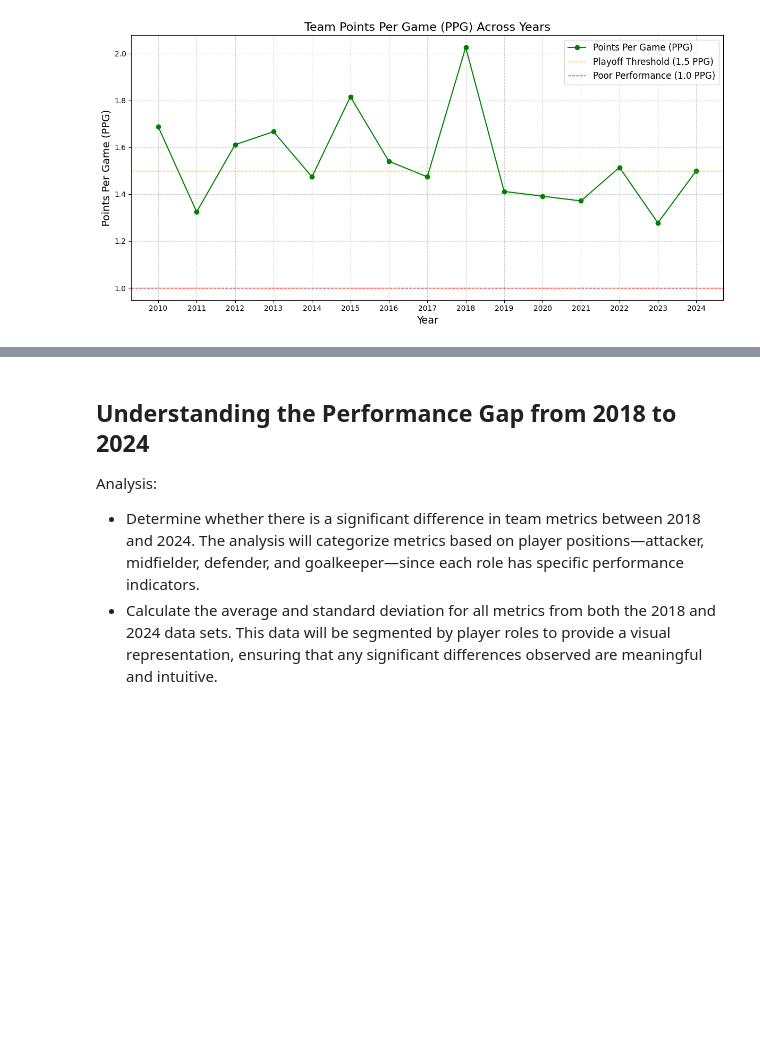
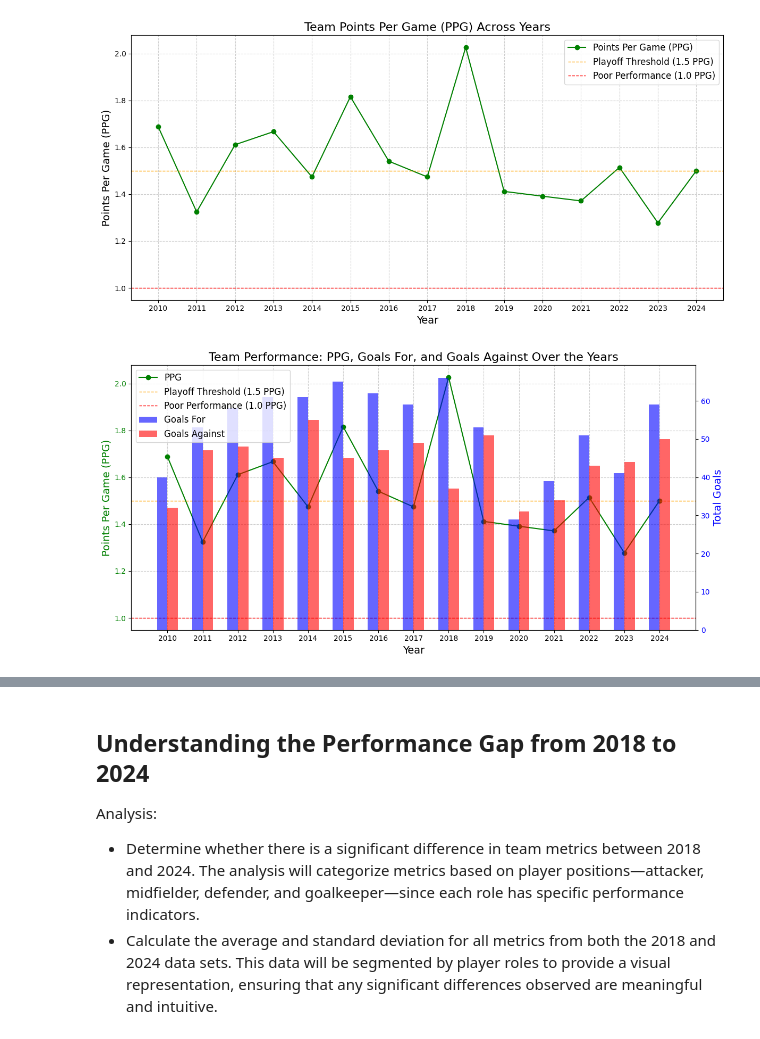
Before and after one commit to LouMeziere/Match-Performance-Analysis, a Jupyter notebook: analysis_roles.ipynb, the cells around one changed output, grey strips where cells are left out. Drawn from its saved outputs; the diff is of its cells as text; code cells hidden in the pictures; blank space fills up the shorter version.

```diff
--- a/analysis_roles.ipynb
+++ b/analysis_roles.ipynb
@@ -95,3 +95,77 @@ plt.tight_layout()
 plt.show()
 # %% [output]
 [figure]
+# %%
+import pandas as pd
+import matplotlib.pyplot as plt
+
+# Dictionary to store performance metrics
+ppg_data = {}
+goals_for_data = {}
+goals_against_data = {}
+
+# Iterate over the years to calculate PPG, GF, and GA
+for year in range(2010, 2025):
+    sheet_name = f"score_{year}"  # Sheet name with year appended
+
+    if sheet_name in all_data:  # Ensure the sheet exists
+        df = all_data[sheet_name]
+
+        if "Result" in df.columns:
+            df.columns = df.columns.str.strip()  # Remove leading/trailing spaces
+            ppg_calculation(ppg_data, df, year)  # Calculate PPG
+
+        # Check if GF and GA exist
+        if "GF" in df.columns and "GA" in df.columns:
+            df["GF"] = pd.to_numeric(df["GF"], errors="coerce")  # Convert to numeric
+            df["GA"] = pd.to_numeric(df["GA"], errors="coerce")
+            goals_for_data[year] = df["GF"].sum()  # Total GF per year
+            goals_against_data[year] = df["GA"].sum()  # Total GA per year
+        else:
+            goals_for_data[year] = None
+            goals_against_data[year] = None
+
+# Convert to DataFrame for plotting
+df_plot = pd.DataFrame({
+    "Year": list(ppg_data.keys()),
+    "PPG": list(ppg_data.values()),
+    "Goals For": list(goals_for_data.values()),
+    "Goals Against": list(goals_against_data.values()),
+})
+
+# Create figure and axis
+fig, ax1 = plt.subplots(figsize=(12, 6))
+
+# Plot PPG as a line graph
+ax1.plot(df_plot["Year"], df_plot["PPG"], marker='o', linestyle='-', color='green', label="PPG")
+ax1.axhline(1.5, color='orange', linestyle='--', linewidth=1, label="Playoff Threshold (1.5 PPG)")
+ax1.axhline(1.0, color='red', linestyle='--', linewidth=1, label="Poor Performance (1.0 PPG)")
+ax1.set_ylabel("Points Per Game (PPG)", fontsize=14, color='green')
+ax1.tick_params(axis='y', labelcolor='green')
+
+# Secondary y-axis for Goals For & Goals Against
+ax2 = ax1.twinx()
+width = 0.3  # Bar width
+
+# Plot GF and GA as bar graphs
+ax2.bar(df_plot["Year"] - width/2, df_plot["Goals For"], width=width, color='blue', alpha=0.6, label="Goals For")
+ax2.bar(df_plot["Year"] + width/2, df_plot["Goals Against"], width=width, color='red', alpha=0.6, label="Goals Against")
+
+ax2.set_ylabel("Total Goals", fontsize=14, color='blue')
+ax2.tick_params(axis='y', labelcolor='blue')
+
+# Titles and grid
+plt.title("Team Performance: PPG, Goals For, and Goals Against Over the Years", fontsize=16)
+ax1.set_xlabel("Year", fontsize=14)
+ax1.grid(True, linestyle='--', alpha=0.6)
+
+# Combine legends
+lines_1, labels_1 = ax1.get_legend_handles_labels()
+lines_2, labels_2 = ax2.get_legend_handles_labels()
+ax2.legend(lines_1 + lines_2, labels_1 + labels_2, fontsize=12, loc="upper left")
+
+plt.xticks(df_plot["Year"])
+plt.tight_layout()
+plt.show()
+# %% [output]
+[figure, added]
```
Also changed, not shown: parts of 10 cells of this notebook, 7 other files.
